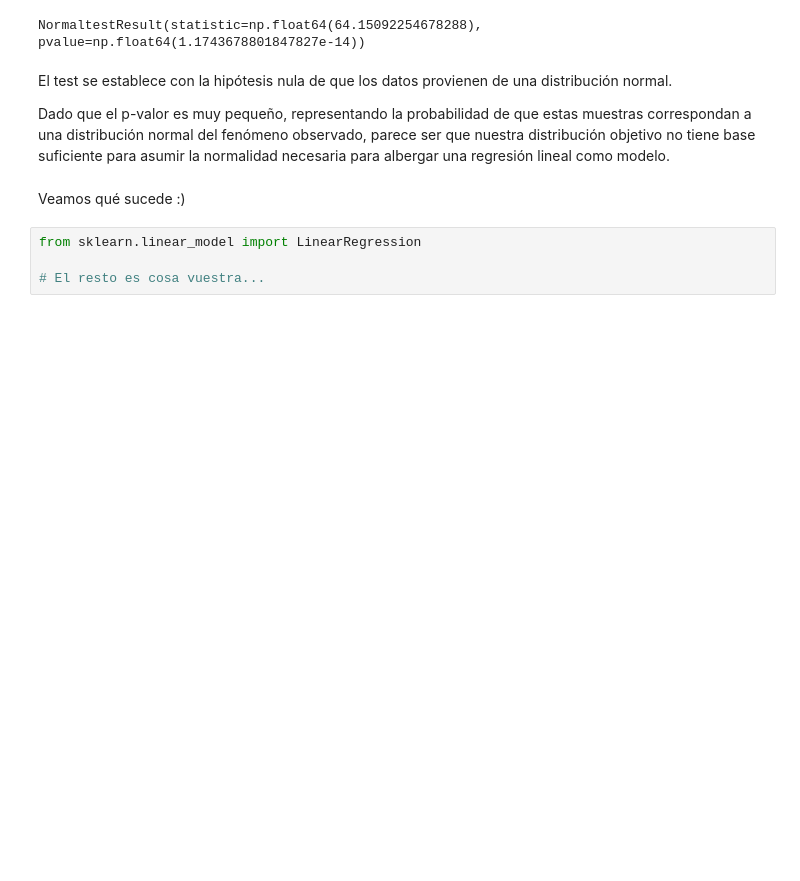
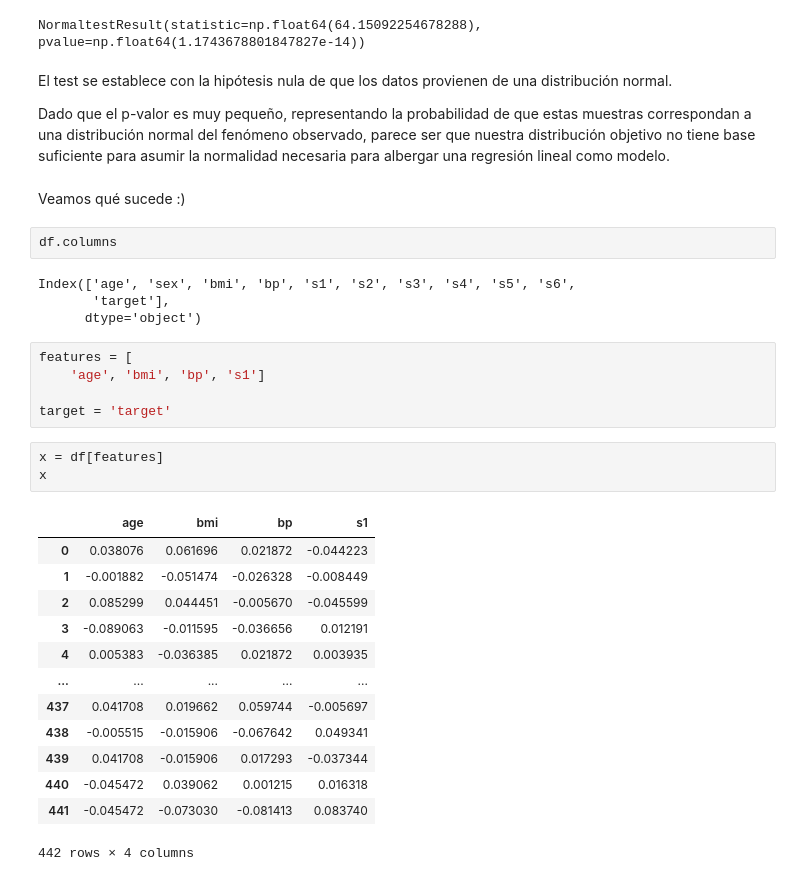
Before and after one commit to amejosecar/TheBridge_DSPT_ML_AC, a Jupyter notebook: Supervisado/Regesión/Regresión lineal/ejercicios/Diabetes.ipynb, the cells around one changed output. Drawn from its saved outputs; the diff is of its cells as text; blank space fills up the shorter version.

```diff
--- a/Supervisado/Regesión/Regresión lineal/ejercicios/Diabetes.ipynb
+++ b/Supervisado/Regesión/Regresión lineal/ejercicios/Diabetes.ipynb
@@ -119,7 +119,31 @@ El test se establece con la hipótesis nula de que los datos provienen de una di
 Dado que el p-valor es muy pequeño, representando la probabilidad de que estas muestras correspondan a una distribución normal del fenómeno observado, parece ser que nuestra distribución objetivo no tiene base suficiente para asumir la normalidad necesaria para albergar una regresión lineal como modelo.
 # %% [markdown]
 Veamos qué sucede :)
-# %%
-from sklearn.linear_model import LinearRegression
-
-# El resto es cosa vuestra...
+# %%
+df.columns
+# %% [output]
+Index(['age', 'sex', 'bmi', 'bp', 's1', 's2', 's3', 's4', 's5', 's6',
+       'target'],
+      dtype='object')
+# %%
+features = [
+    'age', 'bmi', 'bp', 's1']
+
+target = 'target'
+# %%
+x = df[features]
+x
+# %% [output]
+|  | age | bmi | bp | s1 |
+| 0 | 0.038076 | 0.061696 | 0.021872 | -0.044223 |
+| 1 | -0.001882 | -0.051474 | -0.026328 | -0.008449 |
+| 2 | 0.085299 | 0.044451 | -0.005670 | -0.045599 |
+| 3 | -0.089063 | -0.011595 | -0.036656 | 0.012191 |
+| 4 | 0.005383 | -0.036385 | 0.021872 | 0.003935 |
+| ... | ... | ... | ... | ... |
+| 437 | 0.041708 | 0.019662 | 0.059744 | -0.005697 |
+| 438 | -0.005515 | -0.015906 | -0.067642 | 0.049341 |
+| 439 | 0.041708 | -0.015906 | 0.017293 | -0.037344 |
+| 440 | -0.045472 | 0.039062 | 0.001215 | 0.016318 |
+| 441 | -0.045472 | -0.073030 | -0.081413 | 0.083740 |
+442 rows × 4 columns
```
Also changed, not shown: parts of 7 cells of this notebook, 2 other files.
